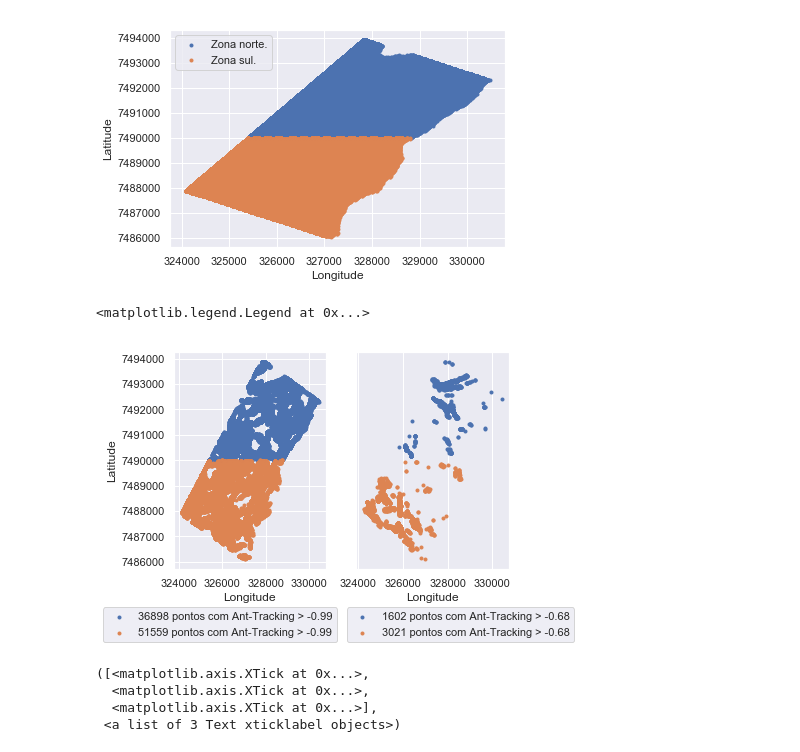
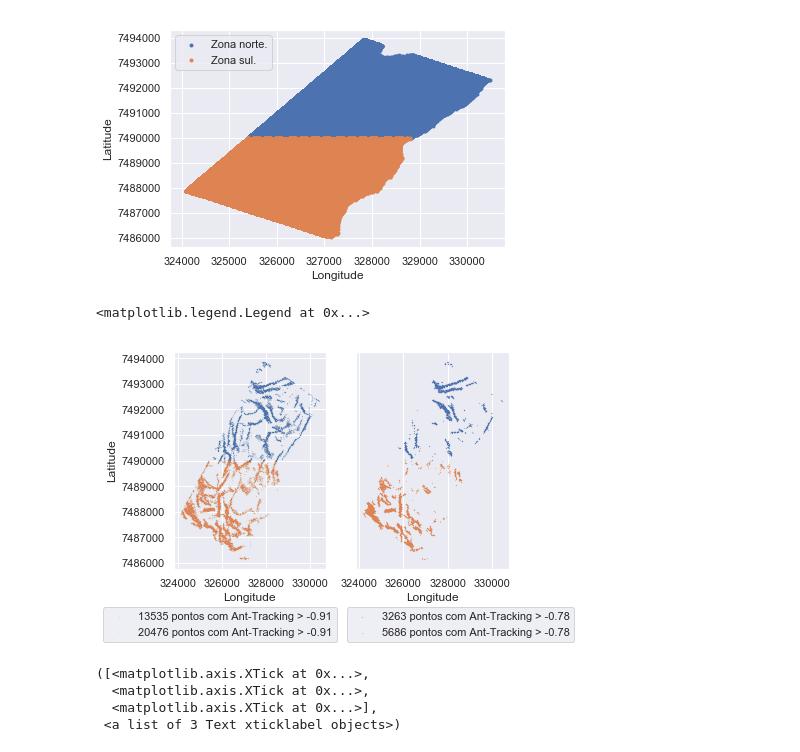
Before and after one commit to jralha/campob, a Jupyter notebook: prop_stats.ipynb, the cells around one changed output. Cells and saved outputs as stored; diff of their text form; code cells hidden in the pictures.

```diff
--- a/prop_stats.ipynb
+++ b/prop_stats.ipynb
@@ -71,0 +39,18 @@ df_ns.to_excel('prop_stat.xlsx')
+# %%
+north = res.loc[res['Y'] > y_med]
+south = res.loc[res['Y'] <= y_med]
+
+stat_n = north.describe()[['Ant Tracking', 'phie', 'SW']]
+stat_s = south.describe()[['Ant Tracking', 'phie', 'SW']]
+stat_res = res.describe()[['Ant Tracking', 'phie', 'SW']]
+stat_quis = quis.describe()[['Ant Tracking', 'phie', 'SW']]
+stat_nres = nres.describe()[['Ant Tracking', 'phie', 'SW']]
+stat_n['ID'] = 'Norte'
+stat_s['ID'] = 'Sul'
+stat_res['ID'] = 'Reservatório'
+stat_quis['ID'] = 'Quissamã'
+stat_nres['ID'] = 'Não Reservatório'
+# %%
+dfs = [stat_n,stat_s,stat_res,stat_quis,stat_nres]
+stat = pd.concat(dfs,axis=0)
+stat.to_excel('prop_stat.xlsx')
@@ -78,24 +77,30 @@ plt.legend()
 # %% [output]
 <matplotlib.legend.Legend at 0x...>
 [figure]
+# %%
+res_at = stat.loc[stat['ID'] == 'Reservatório']['Ant Tracking']
+m_at = res_at[1]
+std_at = res_at[2]
+threshold = round(m_at+1*std_at,2)
+threshold2 = round(m_at+3*std_at,2)
 # %%
-f_north = north.loc[north['Ant Tracking'] > np.percentile(data['Ant Tracking'],80)]
-f2_north = north.loc[north['Ant Tracking'] > np.percentile(data['Ant Tracking'],99)]
-f_south = south.loc[south['Ant Tracking'] > np.percentile(data['Ant Tracking'],80)]
-f2_south = south.loc[south['Ant Tracking'] > np.percentile(data['Ant Tracking'],99)]
+f_north = north.loc[north['Ant Tracking'] > threshold]
+f2_north = north.loc[north['Ant Tracking'] > threshold2]
+f_south = south.loc[south['Ant Tracking'] > threshold]
+f2_south = south.loc[south['Ant Tracking'] > threshold2]
 # %%
 plt.subplot(1,2,1)
-plt.scatter(f_north['X'],f_north['Y'],marker=".",label=str(len(f_north))+" pontos com Ant-Tracking > "+str(np.percentile(data['Ant Tracking'],80)))
-plt.scatter(f_south['X'],f_south['Y'],marker=".",label=str(len(f_south))+" pontos com Ant-Tracking > "+str(np.percentile(data['Ant Tracking'],80)))
+plt.scatter(f_north['X'],f_north['Y'],s=0.01,marker=".",label=str(len(f_north))+" pontos com Ant-Tracking > "+str(threshold))
+plt.scatter(f_south['X'],f_south['Y'],s=0.01,marker=".",label=str(len(f_south))+" pontos com Ant-Tracking > "+str(threshold))
 plt.legend(loc='upper left', bbox_to_anchor=(-0.5, -0.15))
 plt.ylabel('Latitude')
 plt.xlabel('Longitude')
 plt.subplot(1,2,2)
-plt.scatter(f2_north['X'],f2_north['Y'],marker=".",label=str(len(f2_north))+" pontos com Ant-Tracking > "+str(np.percentile(data['Ant Tracking'],99)))
-plt.scatter(f2_south['X'],f2_south['Y'],marker=".",label=str(len(f2_south))+" pontos com Ant-Tracking > "+str(np.percentile(data['Ant Tracking'],99)))
+plt.scatter(f2_north['X'],f2_north['Y'],s=0.1,marker=".",label=str(len(f2_north))+" pontos com Ant-Tracking > "+str(threshold2))
+plt.scatter(f2_south['X'],f2_south['Y'],s=0.1,marker=".",label=str(len(f2_south))+" pontos com Ant-Tracking > "+str(threshold2))
 plt.yticks([])
 plt.xlabel('Longitude')
 plt.legend(loc='upper left', bbox_to_anchor=(-0.1, -0.15))
 # %% [output]
 <matplotlib.legend.Legend at 0x...>
-[figure, old version]
+[figure, new version]
```
Also changed, not shown: parts of 14 cells of this notebook, 2 other files.
